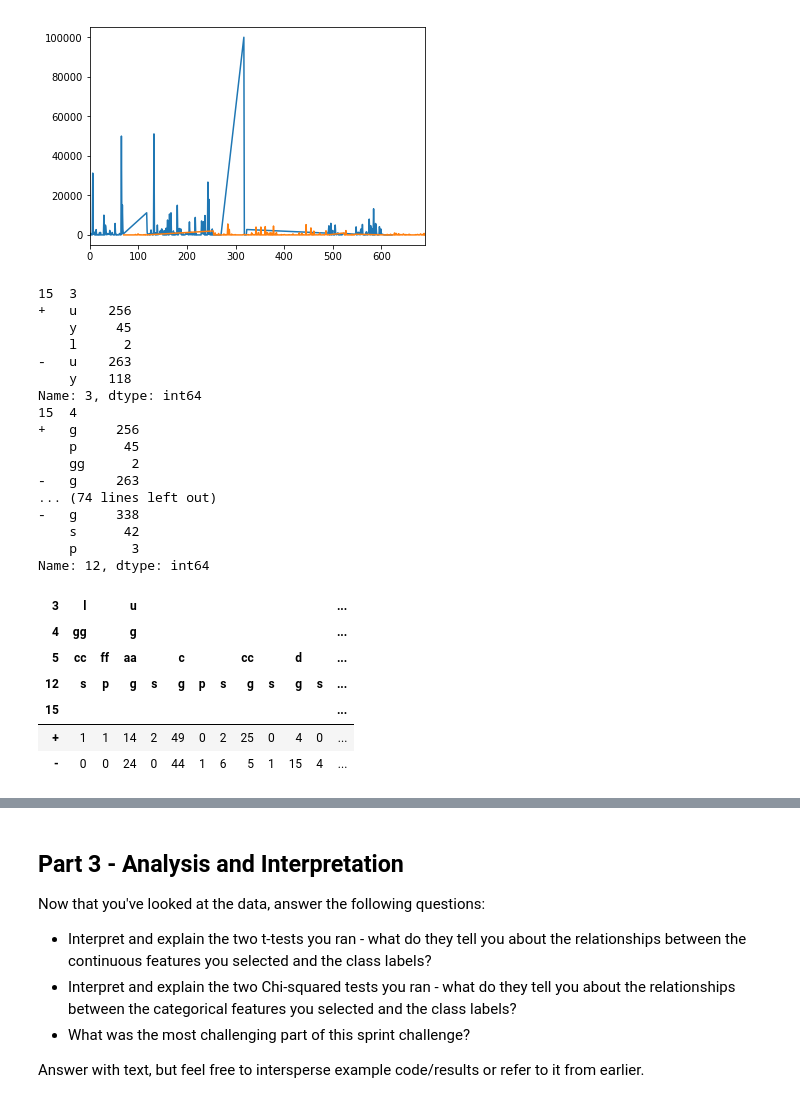
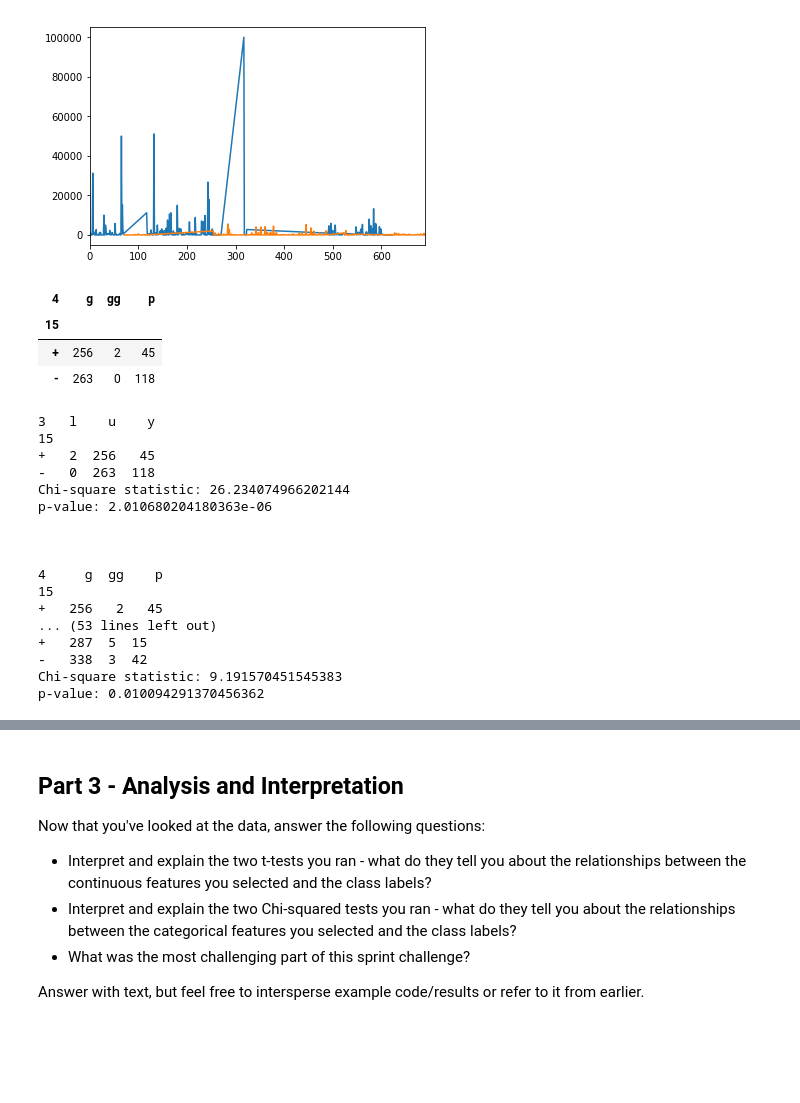
Before and after one commit to razzlestorm/DS-Unit-1-Sprint-3-Statistical-Tests-and-Experiments, a Jupyter notebook: Jerimiah_Willhite_DS_Unit_1_Sprint_Challenge_3_(1).ipynb, the cells around one changed output, grey strips where cells are left out. Saved outputs shown, nothing was run; the diff lists cells and outputs as text; code cells hidden in the pictures; blank space fills up the shorter version.

```diff
--- a/Jerimiah_Willhite_DS_Unit_1_Sprint_Challenge_3_(1).ipynb
+++ b/Jerimiah_Willhite_DS_Unit_1_Sprint_Challenge_3_(1).ipynb
@@ -190,38 +219,42 @@ df[14].groupby(df[15]).plot.line()
 -    AxesSubplot(0.125,0.125;0.775x0.755)
 Name: 14, dtype: object
 [figure]
-# %%
-for i in categorical_list:
-    print(i.groupby(df[15]).value_counts())
-#pd.crosstab(df[15], categorical_list)
-# %% [output]
-15  3
-+   u    256
-    y     45
-    l      2
--   u    263
-    y    118
-Name: 3, dtype: int64
-15  4
-+   g     256
-    p      45
-    gg      2
--   g     263
-... (74 lines left out)
--   g     338
-    s      42
-    p       3
-Name: 12, dtype: int64
+# %%
+crosstabs = [pd.crosstab(df[15], feature) for feature in categorical_list]
+crosstabs[1]
+# %% [output]
+| 4 | g | gg | p |
+| 15 |  |  |  |
+| + | 256 | 2 | 45 |
+| - | 263 | 0 | 118 |
+# %%
+from scipy.stats import chi2_contingency
+for crosstab in crosstabs:
+    print(crosstab)
+    chi2 = (chi2_contingency(crosstab, correction=False)) #No Yates correction
+    print(f'Chi-square statistic: {chi2[0]}')
+    print(f'p-value: {chi2[1]}')
+    print('\n\n')
+# %% [output]
+3   l    u    y
+15
++   2  256   45
+-   0  263  118
+Chi-square statistic: 26.234074966202144
+p-value: 2.010680204180363e-06
+
+
+
+4     g  gg    p
+15
++   256   2   45
+... (53 lines left out)
++   287  5  15
+-   338  3  42
+Chi-square statistic: 9.191570451545383
+p-value: 0.010094291370456362
 # %%
 #categorical
-pd.crosstab(df[15], [df[3], df[4], df[5], df[12]])
+#pd.crosstab(df[15], [df[3], df[4], df[5], df[12]])
-# %% [output]
-| 3 | l |  | u |  |  |  |  |  |  |  |  | ... |
-| 4 | gg |  | g |  |  |  |  |  |  |  |  | ... |
-| 5 | cc | ff | aa |  | c |  |  | cc |  | d |  | ... |
-| 12 | s | p | g | s | g | p | s | g | s | g | s | ... |
-| 15 |  |  |  |  |  |  |  |  |  |  |  | ... |
-| + | 1 | 1 | 14 | 2 | 49 | 0 | 2 | 25 | 0 | 4 | 0 | ... |
-| - | 0 | 0 | 24 | 0 | 44 | 1 | 6 | 5 | 1 | 15 | 4 | ... |
 # %%
 #true false
```
Also changed, not shown: parts of 9 cells of this notebook.
